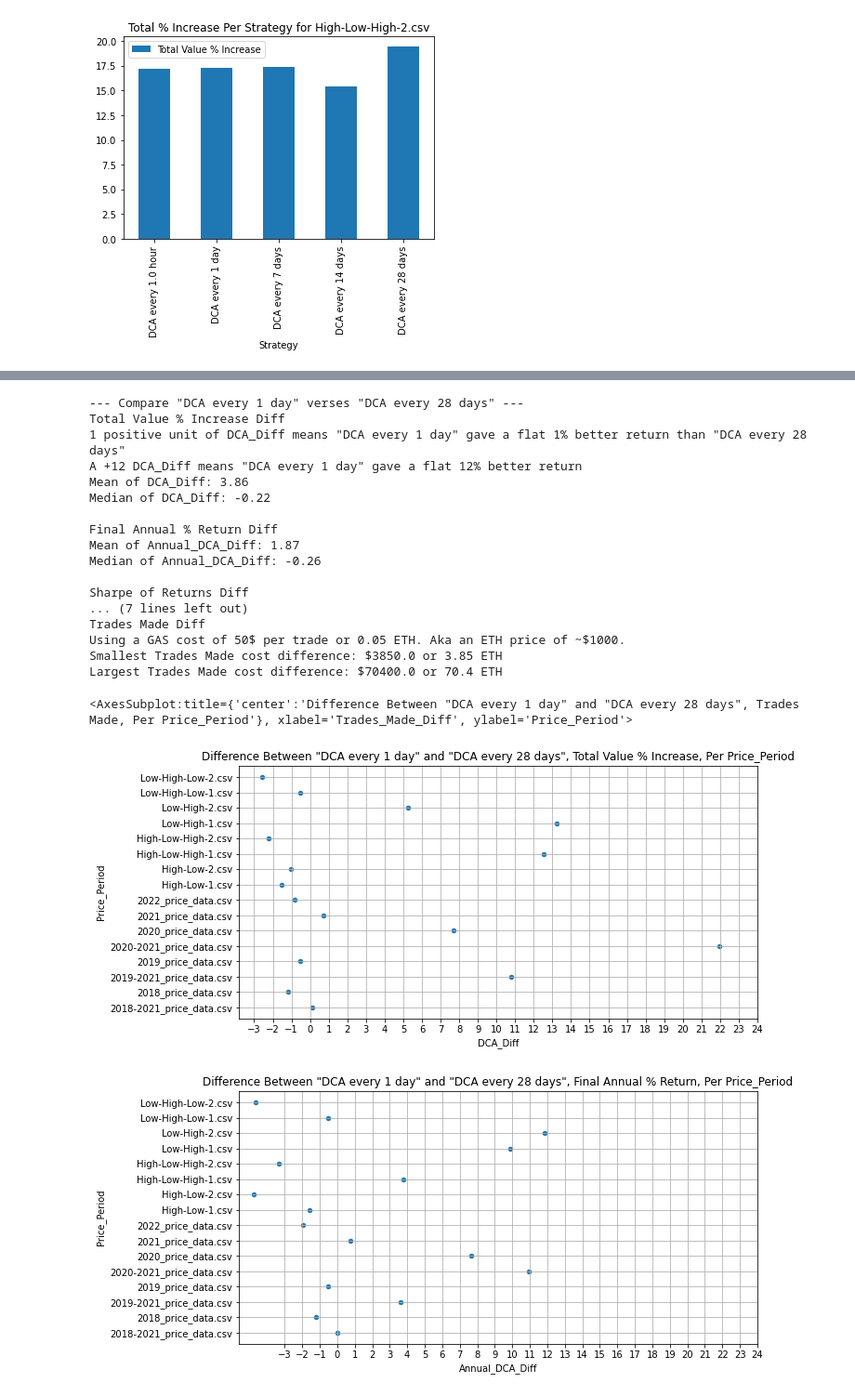
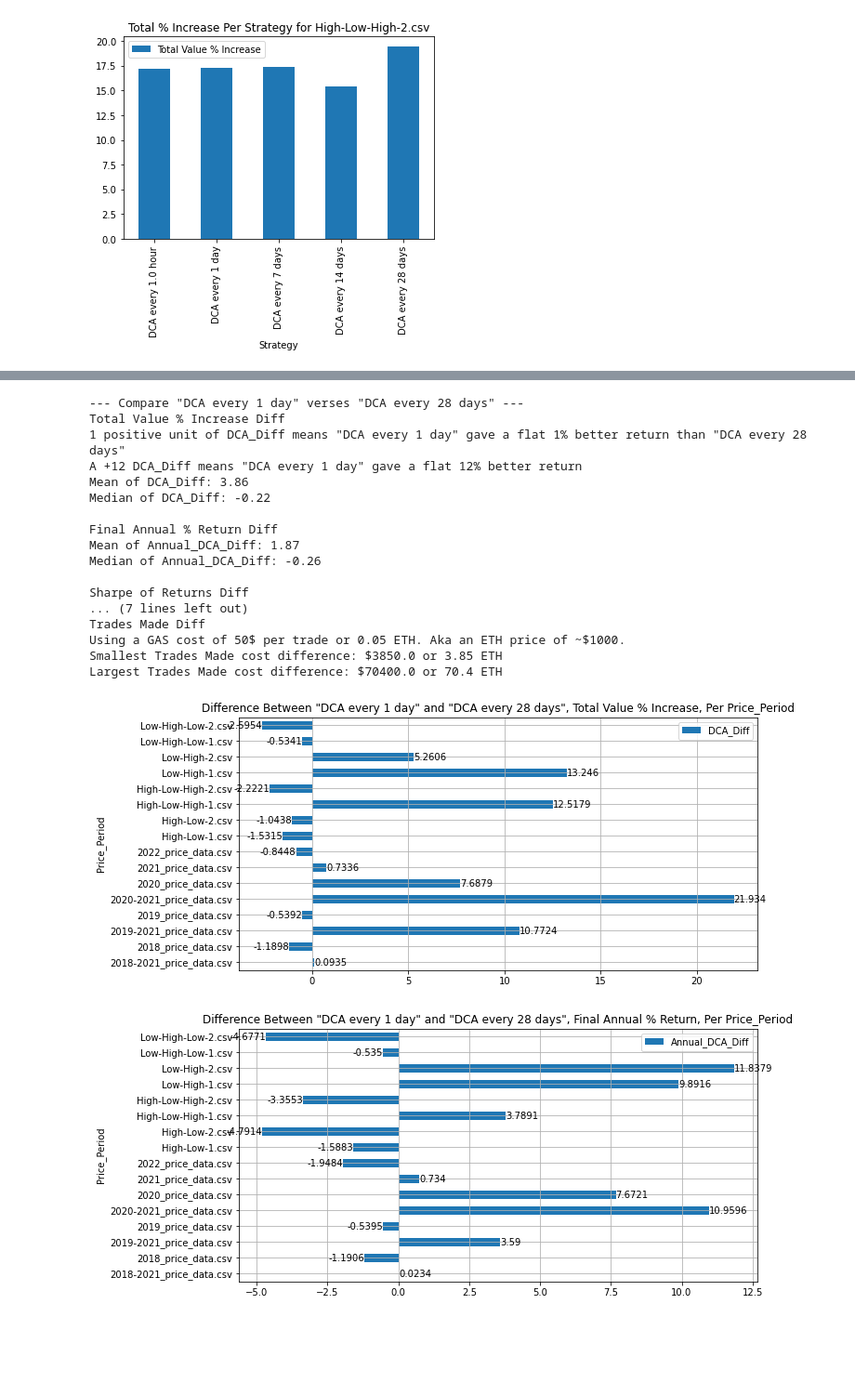
Before and after one commit to varriaza/Strategy-Performance, a Jupyter notebook: create_plots.ipynb, the cells around one changed output, grey strips where cells are left out. Shown at 93% size. Drawn from its saved outputs; the diff is of its cells as text; code cells hidden in the pictures; blank space fills up the shorter version.

Commit message:
Graphs of results

```diff
--- a/create_plots.ipynb
+++ b/create_plots.ipynb
@@ -9,10 +9,13 @@ import pandas as pd
 import matplotlib.pyplot as plt
 import lib.base_strategy as bs
 import numpy as np
-import regex as re
 
 results_data = pd.read_csv(bs.results_path('Overall_Results'))
+graph_path = 'results/graphs/'
 print(f'Strategies:\n{set(results_data.Strategy.values)}\n')
 print(f'Price_Periods:\n{set(results_data.Price_Period.values)}')
+
+# Used to differentiate columns of data
+color_list = ['tab:red', 'tab:green', 'tab:blue', 'tab:orange', 'tab:purple', 'tab:brown', 'tab:pink', 'tab:olive', 'tab:cyan']
 # %% [output]
 Strategies:
@@ -39,19 +42,19 @@ returns_comparison.plot(x='Strategy', y='Total Value % Increase', title=f'Total
 # strategy_filter = 'DCA'
 # strategies_of_interest = [x for x in set(results_data.Strategy.values) if strategy_filter in x]
 # Arrange this manually so that they are in the right order
-strategies_of_interest = ['DCA every 1.0 hour','DCA every 1 day', 'DCA every 7 days', 'DCA every 14 days', 'DCA every 28 days']
+strategies_of_interest = ['DCA every 1.0 hour', 'DCA every 1 day', 'DCA every 7 days', 'DCA every 14 days', 'DCA every 28 days']
 print(f'Strategies to look at: \n{strategies_of_interest}')
 # List of price_periods you want to look at
 price_periods_of_interest = list(set(results_data.Price_Period.values))
 # List of variables you want to look at
-# variables_of_interest = ['Final Annual % Return']
-variables_of_interest = ['Final Annual % Return', 'Sharpe of Returns']
+variables_of_interest = ['Final Annual % Return']
+# variables_of_interest = ['Final Annual % Return', 'Sharpe of Returns']
 # variables_of_interest = ['Final Annual % Return', 'Sharpe of Returns', 'Trades Made']
 # variables_of_interest = ['Total Value % Increase', 'Final Annual % Return', 'Sharpe of Returns', 'Sortino of Returns', 'Trades Made']
 
 # loop over variables you want to plot
 for var in variables_of_interest:
-    plt.figure(figsize=(25,8))
+    fig = plt.figure(figsize=(25,8))
     bar_width = 0.2
     bar_move = -0.5
     # Alternate by data points to get number text placement to go up and down
@@ -94,14 +97,17 @@ for var in variables_of_interest:
         bar_move+=0.2
         keep_level = not keep_level
     plt.legend()
-    plt.title(f'{var} over all price_periods for {len(strategies_of_interest)} DCA strategies')
-    # plt.grid(True)
+    title = f'{var} for all DCA strategies and all price_periods'
+    plt.title(title)
+    plt.grid(axis='y')
     plt.xticks(rotation=90, ticks=(x + bar_width / 2)-0.2, labels=filtered_df['Price_Period'].unique())
     plt.ylabel(var, fontdict={'size':20})
     plt.xlabel('Price_Periods', fontdict={'size':20})
     # X and Y axis numbers/names text size
     plt.tick_params(axis = 'both', which = 'major', labelsize = 12)
 
+    # Save the image
+    fig.savefig(graph_path+title+'.png', format='png', transparent=False, facecolor="white", edgecolor="white", bbox_inches='tight')
     plt.show()
 
 
@@ -175,9 +471,13 @@ print(f'1 positive unit of DCA_Diff means "{strategy_1}" gave a flat 1% better r
 print(f'A +12 DCA_Diff means "{strategy_1}" gave a flat 12% better return')
 print(f'Mean of DCA_Diff: {round(strategy_diff_df.DCA_Diff.mean(),2)}')
 print(f'Median of DCA_Diff: {round(strategy_diff_df.DCA_Diff.median(),2)}')
-strategy_diff_df.plot(y='Price_Period', x='DCA_Diff',
-    title=f'Difference Between "{strategy_1}" and "{strategy_2}", Total Value % Increase, Per Price_Period', kind='scatter',
-    figsize=[10,5], grid=True,
+# strategy_diff_df.plot(y='Price_Period', x='DCA_Diff',
+#     title=f'Difference Between "{strategy_1}" and "{strategy_2}", Total Value % Increase, Per Price_Period', kind='scatter',
+#     figsize=[10,5], grid=True,
+#     xticks=range(-3,25),
+# )
+create_df_barh_plot(strategy_diff_df,x='Price_Period', y='DCA_Diff',
+    title=f'Difference Between "{strategy_1}" and "{strategy_2}", Total Value % Increase, Per Price_Period',
     xticks=range(-3,25),
 )
 
@@ -185,9 +485,13 @@ strategy_diff_df.plot(y='Price_Period', x='DCA_Diff',
 print('\nFinal Annual % Return Diff')
 print(f'Mean of Annual_DCA_Diff: {round(strategy_diff_df.Annual_DCA_Diff.mean(),2)}')
 print(f'Median of Annual_DCA_Diff: {round(strategy_diff_df.Annual_DCA_Diff.median(),2)}')
-strategy_diff_df.plot(y='Price_Period', x='Annual_DCA_Diff',
-    title=f'Difference Between "{strategy_1}" and "{strategy_2}", Final Annual % Return, Per Price_Period', kind='scatter',
-    figsize=[10,5], grid=True,
+# strategy_diff_df.plot(y='Price_Period', x='Annual_DCA_Diff',
+#     title=f'Difference Between "{strategy_1}" and "{strategy_2}", Final Annual % Return, Per Price_Period', kind='scatter',
+#     figsize=[10,5], grid=True,
+#     xticks=range(-3,25),
+# )
+create_df_barh_plot(strategy_diff_df,x='Price_Period', y='Annual_DCA_Diff',
+    title=f'Difference Between "{strategy_1}" and "{strategy_2}", Final Annual % Return, Per Price_Period',
     xticks=range(-3,25),
 )
 
@@ -195,54 +499,50 @@ strategy_diff_df.plot(y='Price_Period', x='Annual_DCA_Diff',
 print('\nSharpe of Returns Diff')
 print(f'Mean of Sharpe_Diff: {round(strategy_diff_df.Sharpe_Diff.mean(),4)}')
 print(f'Median of Sharpe_Diff: {round(strategy_diff_df.Sharpe_Diff.median(),4)}')
-strategy_diff_df.plot(y='Price_Period', x='Sharpe_Diff',
-    title=f'Difference Between "{strategy_1}" and "{strategy_2}", Sharpe of Returns, Per Price_Period', kind='scatter',
-    figsize=[10,5], grid=True,
+# strategy_diff_df.plot(y='Price_Period', x='Sharpe_Diff',
+#     title=f'Difference Between "{strategy_1}" and "{strategy_2}", Sharpe of Returns, Per Price_Period', kind='scatter',
+#     figsize=[10,5], grid=True,
+# )
+create_df_barh_plot(strategy_diff_df,x='Price_Period', y='Sharpe_Diff',
+    title=f'Difference Between "{strategy_1}" and "{strategy_2}", Sharpe of Returns, Per Price_Period'
 )
 
 # Sortino of Returns plot
 print('\nSortino of Returns Diff')
 print(f'Mean of Sortino_Diff: {round(strategy_diff_df.Sortino_Diff.mean(),4)}')
 print(f'Median of Sortino_Diff: {round(strategy_diff_df.Sortino_Diff.median(),4)}')
-strategy_diff_df.plot(y='Price_Period', x='Sortino_Diff',
-    title=f'Difference Between "{strategy_1}" and "{strategy_2}", Sortino of Returns, Per Price_Period', kind='scatter',
-    figsize=[10,5], grid=True,
+create_df_barh_plot(strategy_diff_df,x='Price_Period', y='Sortino_Diff',
+    title=f'Difference Between "{strategy_1}" and "{strategy_2}", Sortino of Returns, Per Price_Period',
+    legend_loc='upper left'
 )
 
 # Trades Made plot
 print('\nTrades Made Diff')
 usd_gas = 50
 eth_gas = .05
 print(f'Using a GAS cost of {usd_gas}$ per trade or {eth_gas} ETH. Aka an ETH price of ~${int(usd_gas/eth_gas)}.')
 print(f'Smallest Trades Made cost difference: ${strategy_diff_df.Trades_Made_Diff.min()*usd_gas} or {round(strategy_diff_df.Trades_Made_Diff.min()*eth_gas,3)} ETH')
 print(f'Largest Trades Made cost difference: ${strategy_diff_df.Trades_Made_Diff.max()*usd_gas} or {round(strategy_diff_df.Trades_Made_Diff.max()*eth_gas,3)} ETH')
-strategy_diff_df.plot(y='Price_Period', x='Trades_Made_Diff',
-    title=f'Difference Between "{strategy_1}" and "{strategy_2}", Trades Made, Per Price_Period', kind='scatter',
-    figsize=[10,5], grid=True,
-    # xticks=range(0,37000,1000),
-    rot='90'
+create_df_barh_plot(strategy_diff_df,x='Price_Period', y='Trades_Made_Diff',
+    title=f'Difference Between "{strategy_1}" and "{strategy_2}", Trades Made, Per Price_Period'
 )
-
-# TODO:
-# Turn the scatter plots into bar plots
 # %% [output]
 --- Compare "DCA every 1 day" verses "DCA every 28 days" ---
 Total Value % Increase Diff
 1 positive unit of DCA_Diff means "DCA every 1 day" gave a flat 1% better return than "DCA every 28 days"
 A +12 DCA_Diff means "DCA every 1 day" gave a flat 12% better return
 Mean of DCA_Diff: 3.86
 Median of DCA_Diff: -0.22
 
 Final Annual % Return Diff
 Mean of Annual_DCA_Diff: 1.87
 Median of Annual_DCA_Diff: -0.26
 
 Sharpe of Returns Diff
 ... (7 lines left out)
 Trades Made Diff
 Using a GAS cost of 50$ per trade or 0.05 ETH. Aka an ETH price of ~$1000.
 Smallest Trades Made cost difference: $3850.0 or 3.85 ETH
 Largest Trades Made cost difference: $70400.0 or 70.4 ETH
-<AxesSubplot:title={'center':'Difference Between "DCA every 1 day" and "DCA every 28 days", Trades Made, Per Price_Period'}, xlabel='Trades_Made_Diff', ylabel='Price_Period'>
-[figure, old version]
+[figure, new version]
-[figure, old version]
+[figure, new version]
```
Also changed, not shown: parts of 8 cells of this notebook, 36 other files.
